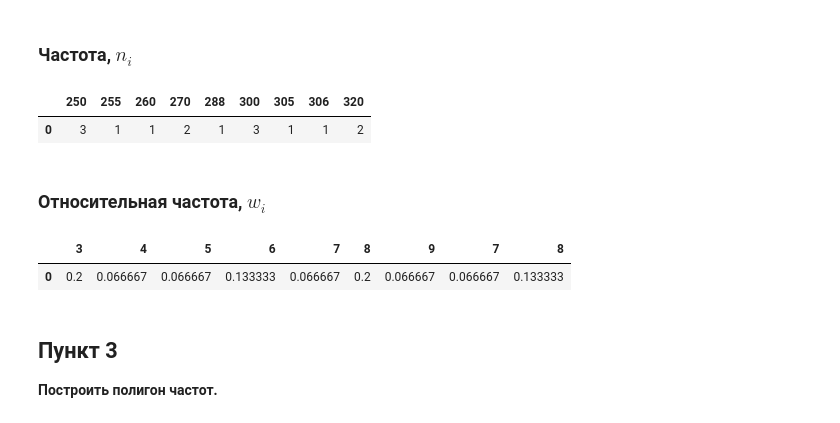
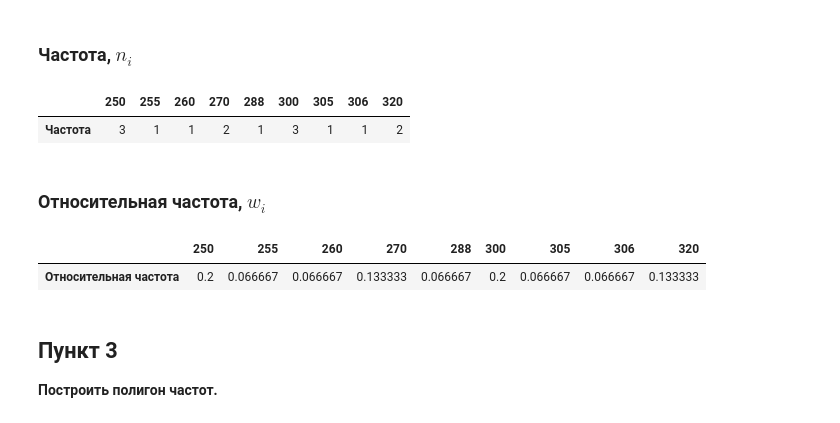
Before and after one commit to CosmDandy/Polytech-4-Sem-Statistics, a Jupyter notebook: Python/LB1/LB1_Test_1.ipynb, the cells around one changed output. Drawn from its saved outputs; the diff is of its cells as text; code cells hidden in the pictures.

```diff
--- a/Python/LB1/LB1_Test_1.ipynb
+++ b/Python/LB1/LB1_Test_1.ipynb
@@ -71,27 +73,27 @@ unique
 # %% [markdown]
 ### Частота, $n_i$
 # %%
-freq = []
-for x in unique:
-    freq.append(data_sort.count(x))
-freq = pd.DataFrame(freq).T
-freq.columns = unique
+freq = pd.Series(data_sort).value_counts().sort_index()
+freq = pd.DataFrame(freq, index=unique, columns=["Частота"]).T
 freq
 # %% [output]
 |  | 250 | 255 | 260 | 270 | 288 | 300 | 305 | 306 | 320 |
-| 0 | 3 | 1 | 1 | 2 | 1 | 3 | 1 | 1 | 2 |
+| Частота | 3 | 1 | 1 | 2 | 1 | 3 | 1 | 1 | 2 |
 # %% [markdown]
 ### Относительная частота, $w_i$
 # %%
 rel_freq = []
 for x in unique:
     rel_freq.append(data_sort.count(x) / data_len)
-rel_freq = pd.DataFrame(rel_freq).T
+rel_freq = pd.DataFrame(rel_freq)
+rel_freq.index = unique
+rel_freq.columns = ["Относительная частота"]
+rel_freq = rel_freq.T
 rel_freq = rel_freq.rename(columns={0: '3', 1: '4', 2: '5', 3: '6', 4: '7', 5: '8', 6: '9'})
 rel_freq
 # %% [output]
-|  | 3 | 4 | 5 | 6 | 7 | 8 | 9 | 7 | 8 |
-| 0 | 0.2 | 0.066667 | 0.066667 | 0.133333 | 0.066667 | 0.2 | 0.066667 | 0.066667 | 0.133333 |
+|  | 250 | 255 | 260 | 270 | 288 | 300 | 305 | 306 | 320 |
+| Относительная частота | 0.2 | 0.066667 | 0.066667 | 0.133333 | 0.066667 | 0.2 | 0.066667 | 0.066667 | 0.133333 |
 # %% [markdown]
 ## Пункт 3
 **Построить полигон частот.**
```
Also changed, not shown: parts of 5 cells of this notebook.
